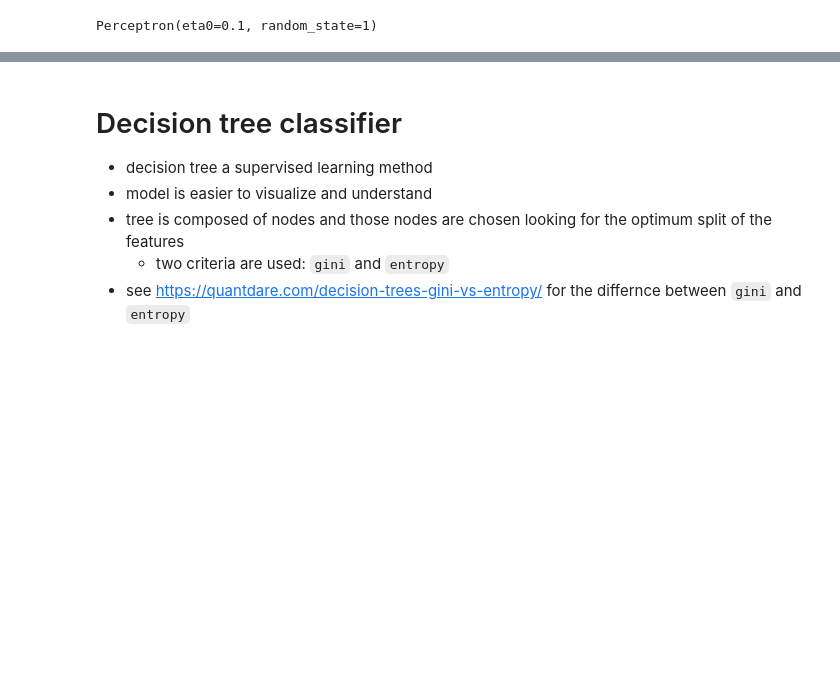
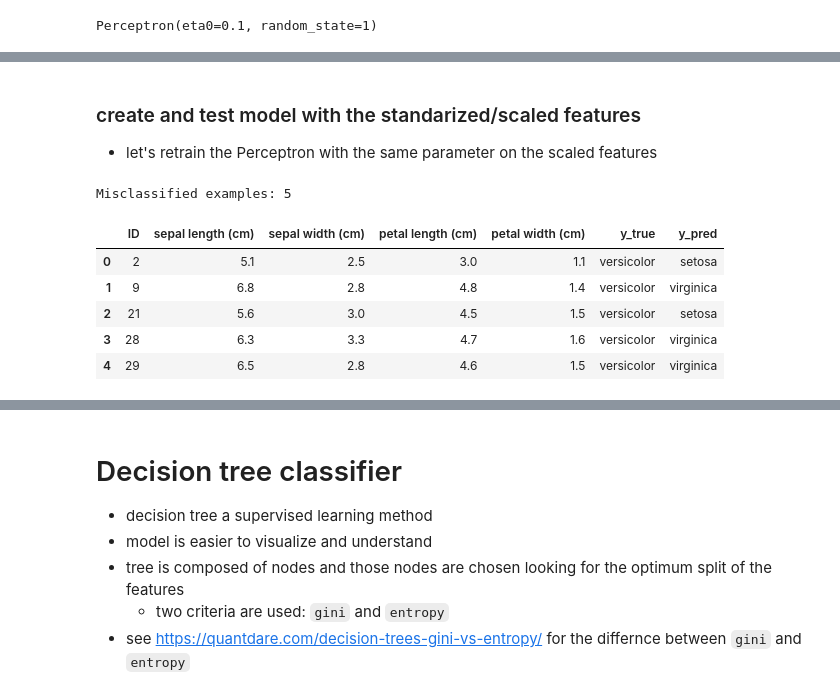
Before and after one commit to rambasnet/Python-Machine-Learning, a Jupyter notebook: Classification.ipynb, the cells around one changed output, grey strips where cells are left out. Cells and saved outputs as stored; diff of their text form; code cells hidden in the pictures; blank space fills up the shorter version.

```diff
--- a/Classification.ipynb
+++ b/Classification.ipynb
@@ -314,0 +331,17 @@ Misclassified examples: 5
+# %%
+# let's create a function to find the misclassified samples
+# we can use it for the results from all the classifiers
+def getMisClassifiedSamples(X_test, y_test, y_pred):
+    # find the indices of all the misclassified samples
+    misclassified = np.where(y_test != y_pred)
+    # let's create DataFrame to examine the data
+    mis_df = pd.concat([pd.DataFrame(misclassified[0].transpose(), columns=['ID']),
+                    pd.DataFrame(X_test[misclassified], columns=iris.feature_names),
+                    pd.DataFrame(y_test[misclassified], columns=['y_true']),
+                    pd.DataFrame(y_pred[misclassified], columns=['y_pred'])
+                   ],
+                   axis=1)
+    for i in range(3):
+        mis_df.loc[mis_df['y_true'] == i, 'y_true'] = iris.target_names[i]
+        mis_df.loc[mis_df['y_pred'] == i, 'y_pred'] = iris.target_names[i]
+    return mis_df
@@ -314,0 +363,30 @@ Misclassified examples: 5
+# %%
+from sklearn.preprocessing import StandardScaler
+
+sc = StandardScaler()
+sc.fit(X) # fit the whole data to calculate mean and standard deviation
+X_train_sc = sc.transform(X_train) # transform training set
+X_test_sc = sc.transform(X_test) # transform validation set
+# %% [markdown]
+### create and test model with the standarized/scaled features
+- let's retrain the Perceptron with the same parameter on the scaled features
+# %%
+# eta0 - learning rate
+ppn1 = Perceptron(eta0=0.1, random_state=1)
+ppn1.fit(X_train_sc, y_train)
+y_pred = ppn1.predict(X_test_sc)
+print('Misclassified examples: %d' % (y_test != y_pred).sum())
+# %% [output]
+Misclassified examples: 5
+# %%
+# let's use the X_test so we can see the original measurements of
+mis_df = getMisClassifiedSamples(X_test, y_test, y_pred)
+# %%
+mis_df
+# %% [output]
+|  | ID | sepal length (cm) | sepal width (cm) | petal length (cm) | petal width (cm) | y_true | y_pred |
+| 0 | 2 | 5.1 | 2.5 | 3.0 | 1.1 | versicolor | setosa |
+| 1 | 9 | 6.8 | 2.8 | 4.8 | 1.4 | versicolor | virginica |
+| 2 | 21 | 5.6 | 3.0 | 4.5 | 1.5 | versicolor | setosa |
+| 3 | 28 | 6.3 | 3.3 | 4.7 | 1.6 | versicolor | virginica |
+| 4 | 29 | 6.5 | 2.8 | 4.6 | 1.5 | versicolor | virginica |
```
Also changed, not shown: parts of 28 cells of this notebook.
